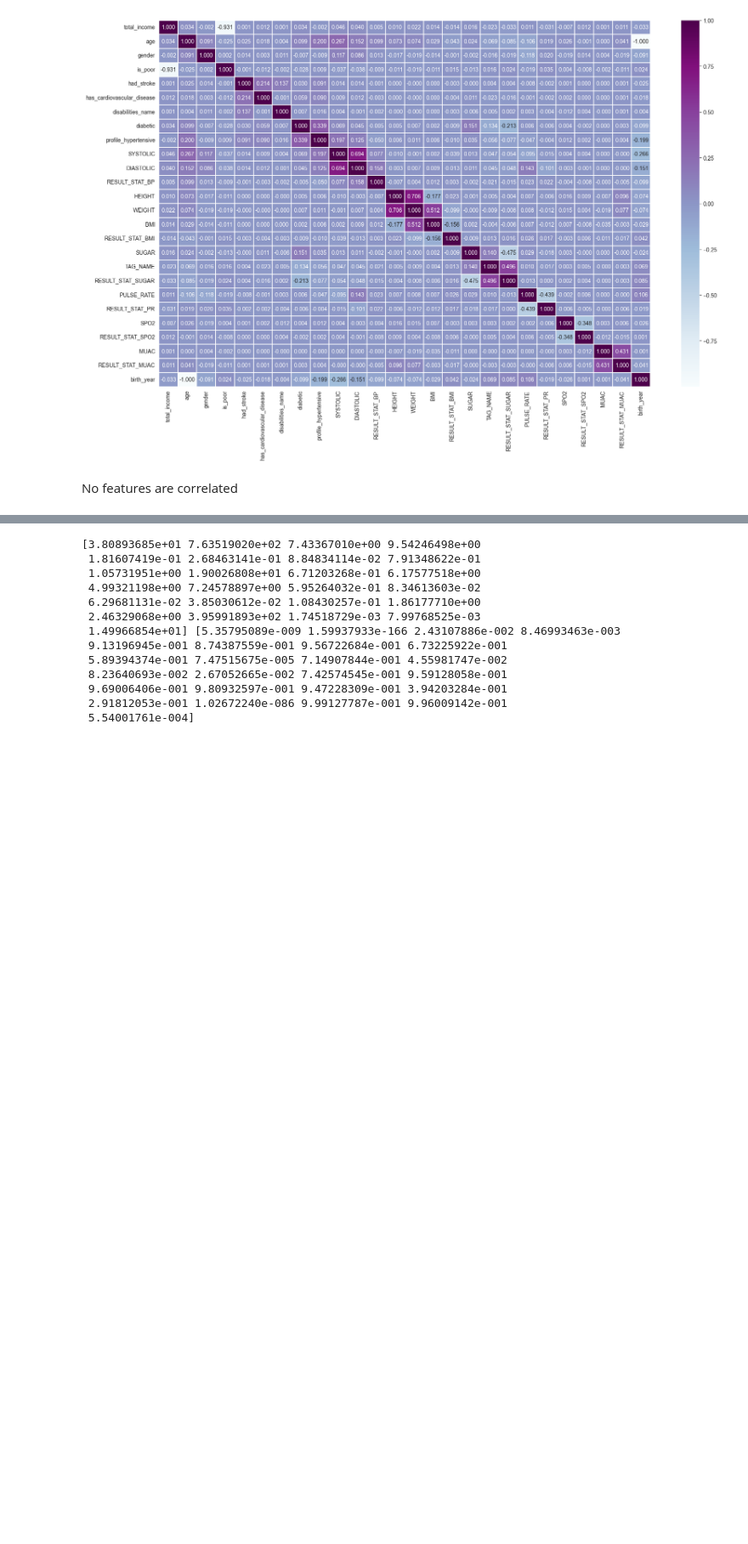
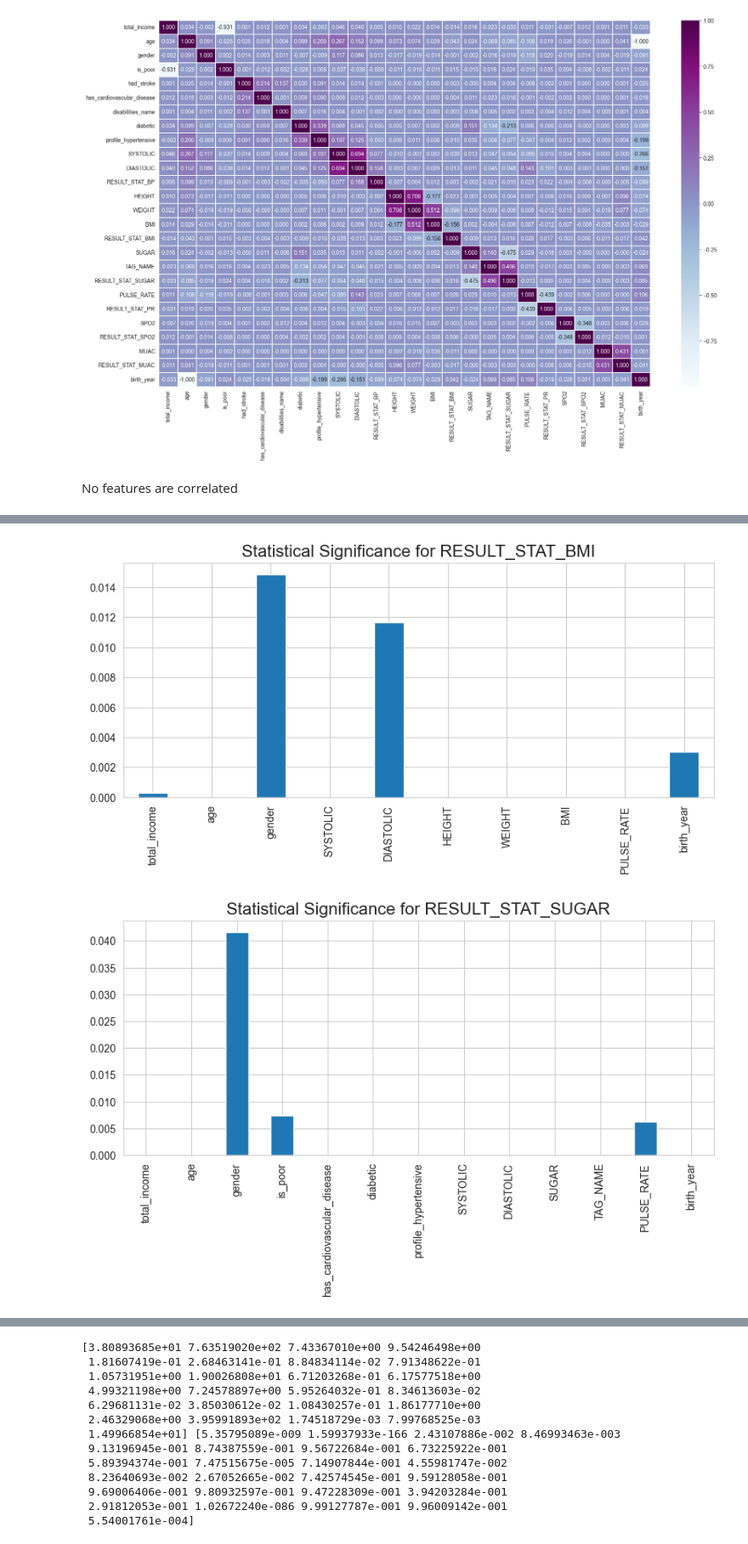
Before and after one commit to fahim-muntasir-niloy/AIMS_LAB_SUBMISSION, a Jupyter notebook: task.ipynb, the cells around one changed output, grey strips where cells are left out. Shown at 85% size. Saved outputs shown, nothing was run; the diff lists cells and outputs as text; code cells hidden in the pictures; blank space fills up the shorter version.

```diff
--- a/task.ipynb
+++ b/task.ipynb
@@ -347,0 +359,27 @@ https://youtu.be/6N9H9KxdZdk?si=MMWYLRrvhWIzzws7
+# %%
+y_cols = ['RESULT_STAT_BMI','RESULT_STAT_SUGAR','RESULT_STAT_PR','RESULT_STAT_SPO2', 'RESULT_STAT_MUAC']
+
+for i in y_cols:
+    X = df.drop(i, axis=1)
+    y = df[i]
+    chi_val, p_val = chi2(X,y)
+
+    p_index = []
+    p_val_threshold = []
+    alpha = 0.05    # threshold for null hypothesis -> 5%
+
+    for j,k in enumerate(p_val):
+        if k<=alpha:
+            # print(i,j)
+            p_val_threshold.append(k)
+            p_index.append(X.columns[j])
+
+    p_val_series =  pd.Series(data=p_val_threshold, index=p_index)
+
+    plt.figure(figsize=(10,4))
+    ax = p_val_series.plot.bar()
+    plt.title(f"Statistical Significance for {i}", fontsize=16)
+    plt.show()
+# %% [output]
+[figure, added]
+[figure, added]
```
Also changed, not shown: parts of 11 cells of this notebook.
